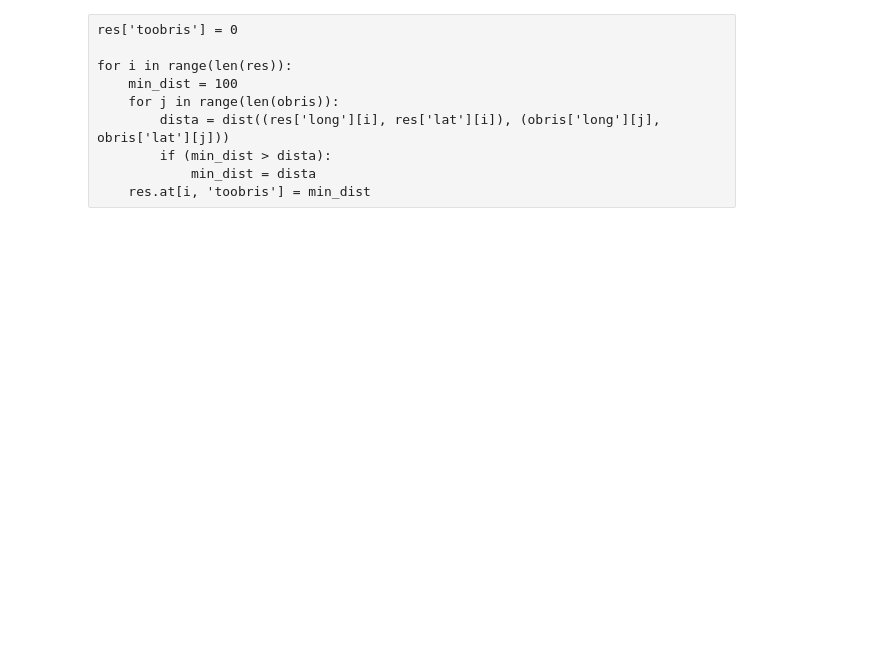
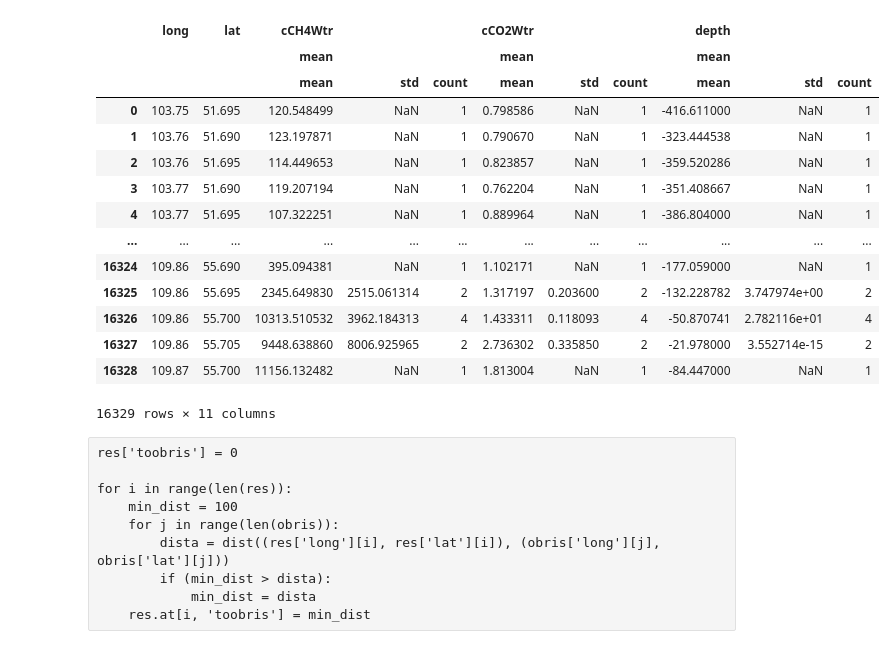
Before and after one commit to pestunov/BaikalDataHandler, a Jupyter notebook: AllSea.ipynb, the cells around one changed output. Saved outputs shown, nothing was run; the diff lists cells and outputs as text; code cells hidden in the pictures; blank space fills up the shorter version.

```diff
--- a/AllSea.ipynb
+++ b/AllSea.ipynb
@@ -22,11 +22,12 @@ def dist(a, b):
 # %%
 plt.style.use('Solarize_Light2')   # try another styles: 'classic'
 plt.rcParams['figure.figsize'] = [15, 15]
-
-srcData = "G:/1_Data1/sea/AllSea.txt"
-destData = "G:/1_Data1/sea/AllSeaGisOut.txt"
-obrisData = "G:/1_Data1/obris/obris.dat"
-batimetrFile = "G:/1_Data1/batimetria/b1.txt"
+driver = '~/'
+pwd = f"{driver}1_Data1/sea/"
+srcData = f"{pwd}AllSea.txt"
+destData = f"{pwd}AllSeaGisOut.txt"
+obrisData = f"{driver}1_Data1/obris/obris.dat"
+batimetrFile = f"{driver}1_Data1/batimetria/b1.txt"
 # srcData = "~/methaneSea.dat
 # %%
 df = pd.read_csv(srcData,
@@ -144,11 +410,28 @@ for yr in range(2013, 2024):
 # %%
 func_list = ['mean', 'std', 'count']
 
 cols_to_calc = {('cCH4Wtr', 'mean'): func_list,
+                ('cCO2Wtr', 'mean'): func_list,
                 ('depth', 'mean'): func_list,
                }
 res = res.groupby(['long', 'lat'], as_index=False).agg(cols_to_calc)
 res
+# %% [output]
+|  | long | lat | cCH4Wtr |  |  | cCO2Wtr |  |  | depth |  |  |
+|  |  |  | mean |  |  | mean |  |  | mean |  |  |
+|  |  |  | mean | std | count | mean | std | count | mean | std | count |
+| 0 | 103.75 | 51.695 | 120.548499 | NaN | 1 | 0.798586 | NaN | 1 | -416.611000 | NaN | 1 |
+| 1 | 103.76 | 51.690 | 123.197871 | NaN | 1 | 0.790670 | NaN | 1 | -323.444538 | NaN | 1 |
+| 2 | 103.76 | 51.695 | 114.449653 | NaN | 1 | 0.823857 | NaN | 1 | -359.520286 | NaN | 1 |
+| 3 | 103.77 | 51.690 | 119.207194 | NaN | 1 | 0.762204 | NaN | 1 | -351.408667 | NaN | 1 |
+| 4 | 103.77 | 51.695 | 107.322251 | NaN | 1 | 0.889964 | NaN | 1 | -386.804000 | NaN | 1 |
+| ... | ... | ... | ... | ... | ... | ... | ... | ... | ... | ... | ... |
+| 16324 | 109.86 | 55.690 | 395.094381 | NaN | 1 | 1.102171 | NaN | 1 | -177.059000 | NaN | 1 |
+| 16325 | 109.86 | 55.695 | 2345.649830 | 2515.061314 | 2 | 1.317197 | 0.203600 | 2 | -132.228782 | 3.747974e+00 | 2 |
+| 16326 | 109.86 | 55.700 | 10313.510532 | 3962.184313 | 4 | 1.433311 | 0.118093 | 4 | -50.870741 | 2.782116e+01 | 4 |
+| 16327 | 109.86 | 55.705 | 9448.638860 | 8006.925965 | 2 | 2.736302 | 0.335850 | 2 | -21.978000 | 3.552714e-15 | 2 |
+| 16328 | 109.87 | 55.700 | 11156.132482 | NaN | 1 | 1.813004 | NaN | 1 | -84.447000 | NaN | 1 |
+16329 rows × 11 columns
 # %% [raw]
 res['toobris'] = 0
 
```
Also changed, not shown: parts of 23 cells of this notebook.
